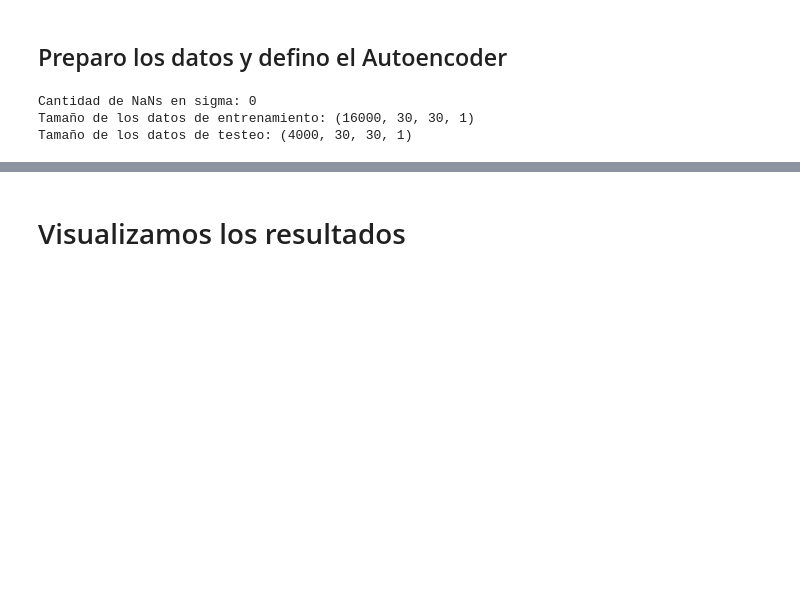
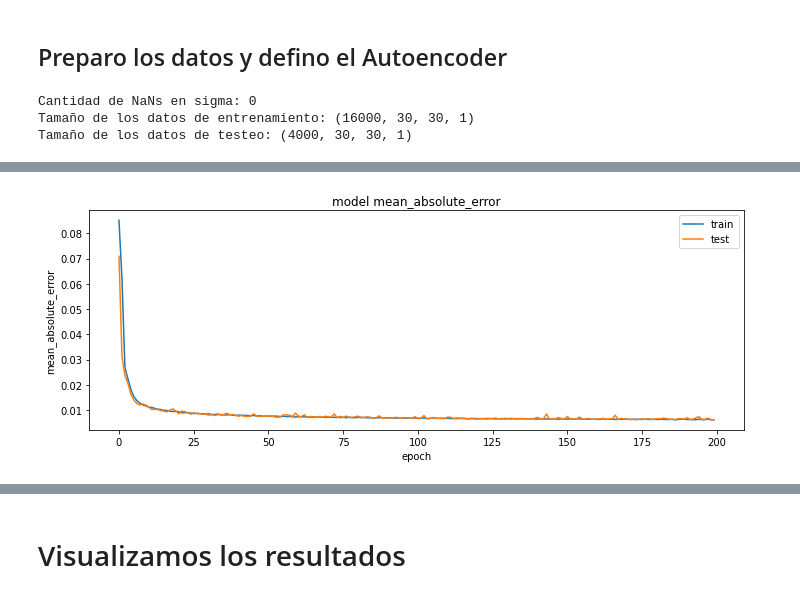
Before and after one commit to jotavecorta/DeepScatteringModels, a Jupyter notebook: small_slope_aprox/ConvAutoencoder_SSA.ipynb, the cells around one changed output, grey strips where cells are left out. Saved outputs shown, nothing was run; the diff lists cells and outputs as text; code cells hidden in the pictures; blank space fills up the shorter version.

```diff
--- a/small_slope_aprox/ConvAutoencoder_SSA.ipynb
+++ b/small_slope_aprox/ConvAutoencoder_SSA.ipynb
@@ -194,5 +224,5 @@ class ConvAutoencoder(Model):
 # %%
-autoencoder = ConvAutoencoder(4)
+autoencoder = ConvAutoencoder(8)
 autoencoder.compile(optimizer='adam', loss=losses.MeanSquaredError(),
                     metrics=['mean_absolute_error', 'mean_squared_error'])
 history = autoencoder.fit(sigma_train, sigma_train,
@@ -222,3 +252,4 @@ To enable them in other operations, rebuild TensorFlow with the appropriate comp
+[figure, added]
 # %%
 # Guardamos los pesos de la red entrenada
 import os
```
Also changed, not shown: parts of 12 cells of this notebook.
